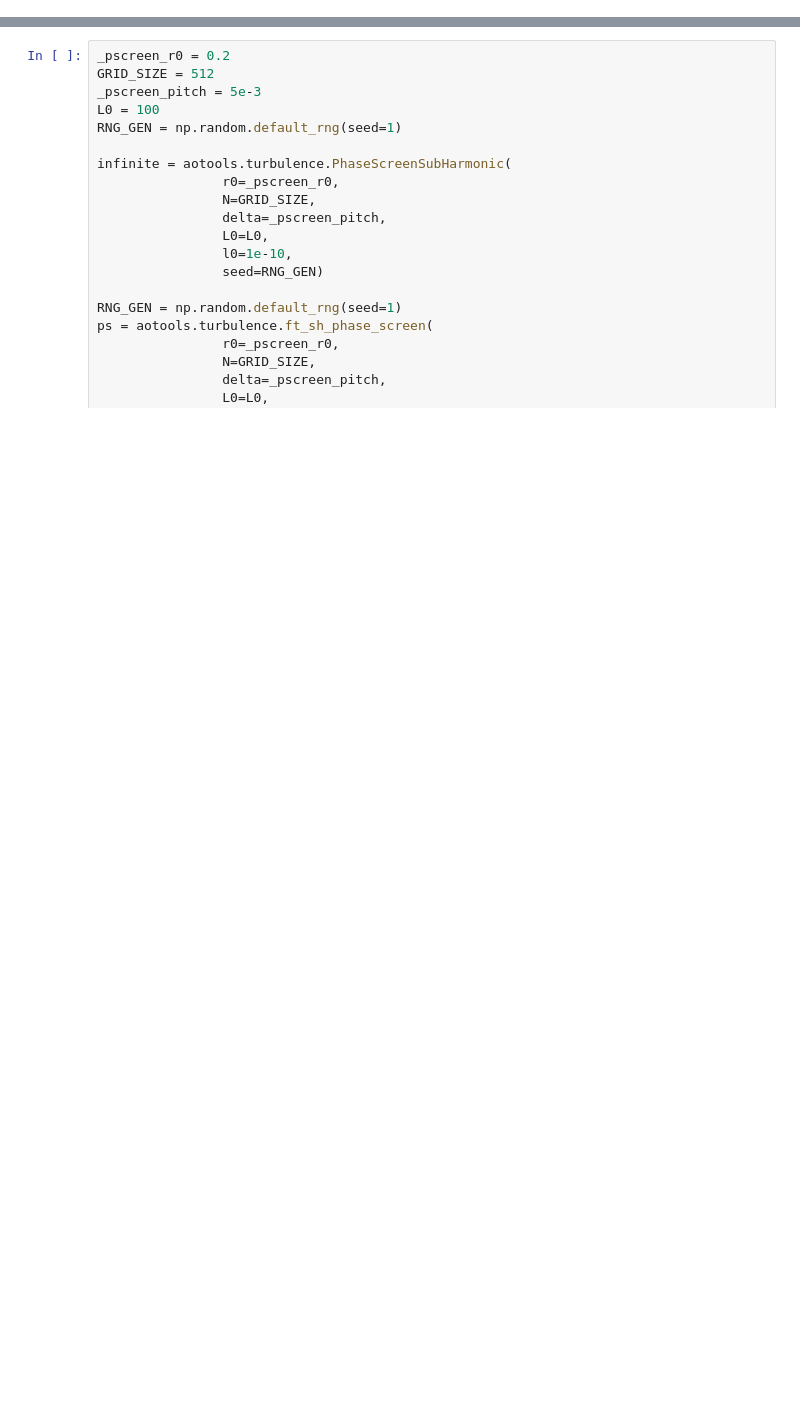
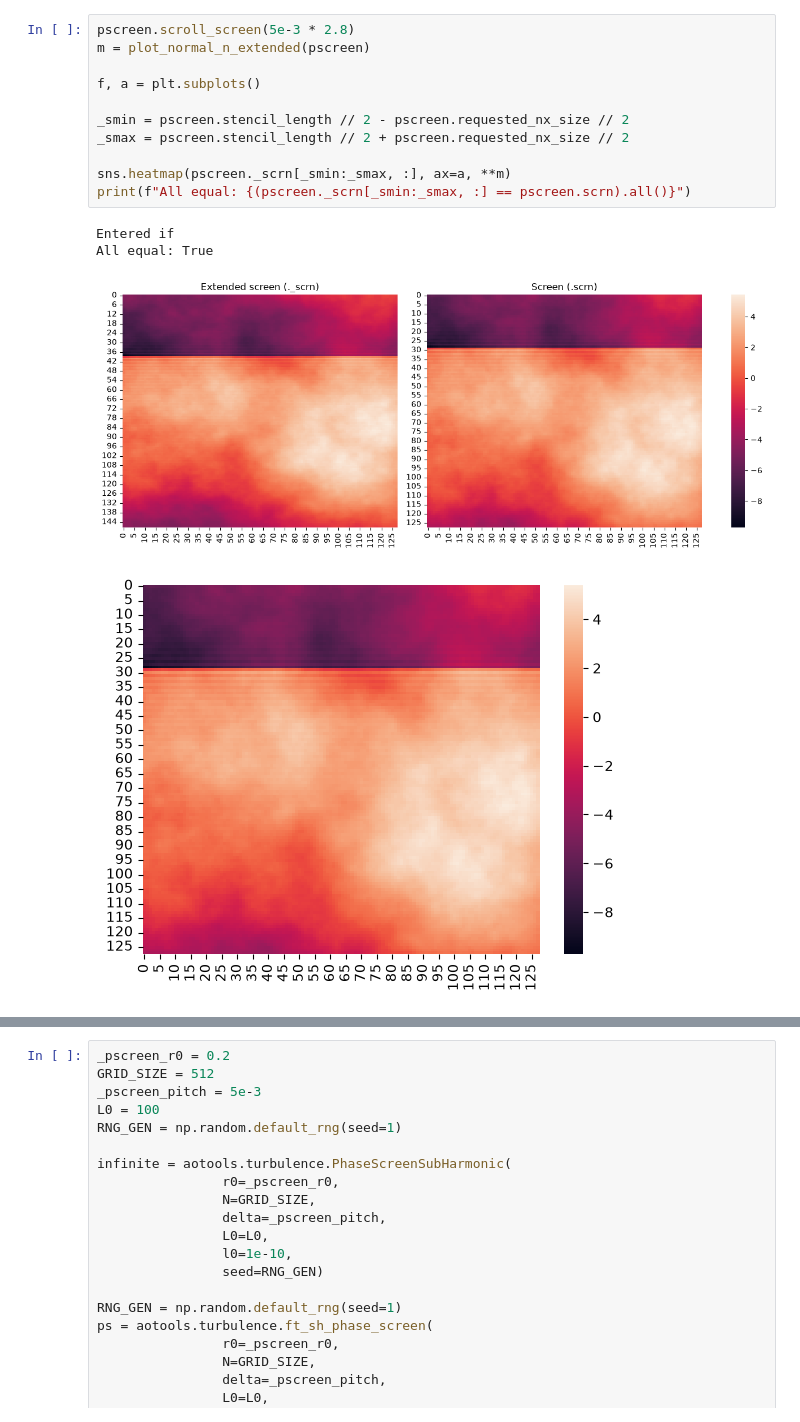
Before and after one commit to SirCrocker/aotools, a Jupyter notebook: testing.ipynb, the cells around one changed output, grey strips where cells are left out. Drawn from its saved outputs; the diff is of its cells as text; blank space fills up the shorter version.

```diff
--- a/testing.ipynb
+++ b/testing.ipynb
@@ -5,0 +44,16 @@ import matplotlib.pyplot as plt
+# %%
+pscreen.scroll_screen(5e-3 * 2.8)
+m = plot_normal_n_extended(pscreen)
+
+f, a = plt.subplots()
+
+_smin = pscreen.stencil_length // 2 - pscreen.requested_nx_size // 2
+_smax = pscreen.stencil_length // 2 + pscreen.requested_nx_size // 2
+
+sns.heatmap(pscreen._scrn[_smin:_smax, :], ax=a, **m)
+print(f"All equal: {(pscreen._scrn[_smin:_smax, :] == pscreen.scrn).all()}")
+# %% [output]
+Entered if
+All equal: True
+[figure, added]
+[figure, added]
```
Also changed, not shown: parts of 12 cells of this notebook, 1 other file.
